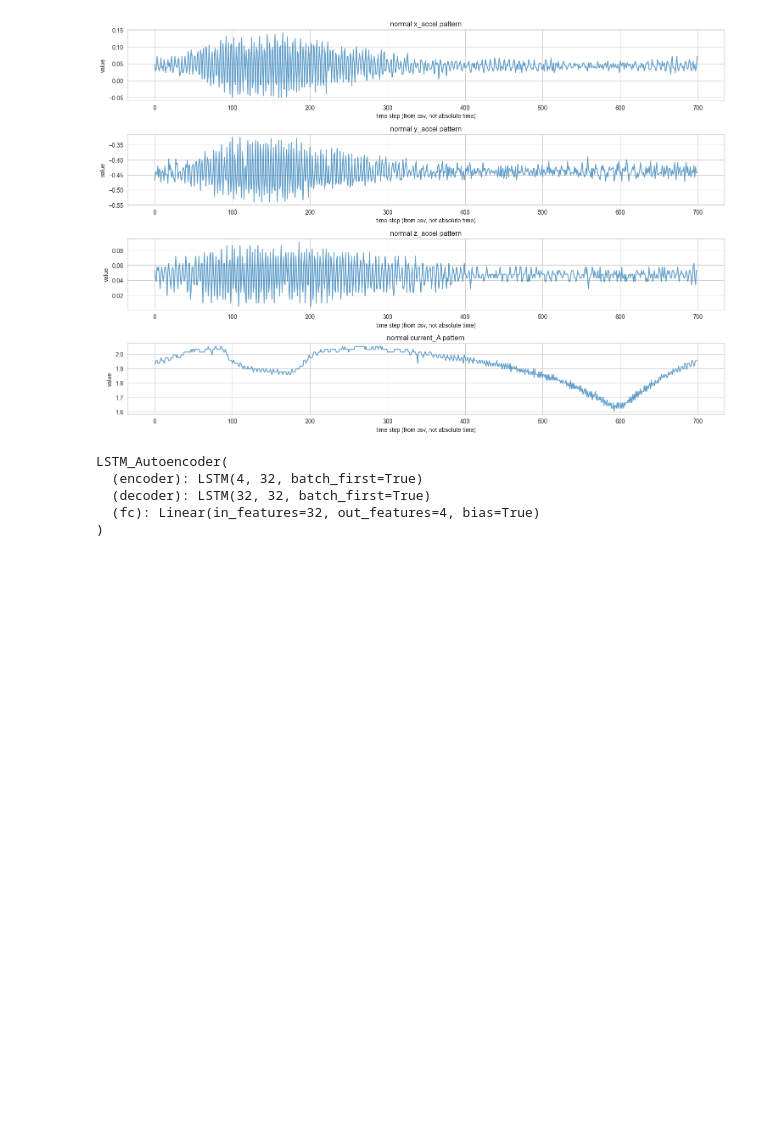
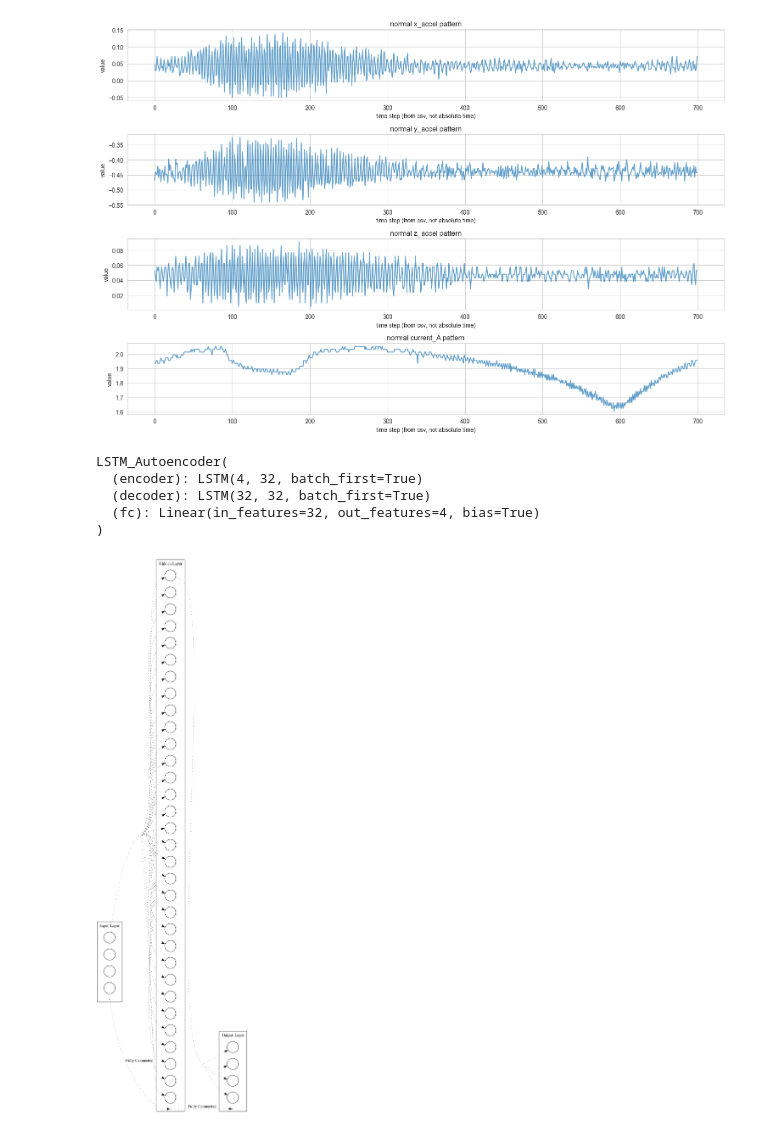
Before and after one commit to conjeevaram/Anomaly-Detection-Auto-Encoder, a Jupyter notebook: detector.ipynb, the cells around one changed output. Cells and saved outputs as stored; diff of their text form; code cells hidden in the pictures; blank space fills up the shorter version.

```diff
--- a/detector.ipynb
+++ b/detector.ipynb
@@ -123,6 +126,45 @@ LSTM_Autoencoder(
   (decoder): LSTM(32, 32, batch_first=True)
   (fc): Linear(in_features=32, out_features=4, bias=True)
 )
+# %%
+dot = Digraph(comment="LSTM Autoencoder Detailed Diagram", format="png")
+dot.attr(rankdir="LR", concentrate="true")  # Use graph edge concentration
+
+# Input layer: 4 neurons (represented individually) with a dummy node for aggregate connection
+with dot.subgraph(name="cluster_input") as c:
+    c.attr(rank="same", label="Input Layer")
+    for i in range(4):
+        c.node(f"I{i}", shape="circle", label="")
+    c.node("input_dummy", shape="point", width="0.01")
+
+# Hidden layer: 32 neurons (represented individually) with a dummy node for aggregate connections
+with dot.subgraph(name="cluster_hidden") as c:
+    c.attr(rank="same", label="Hidden Layer")
+    for i in range(32):
+        c.node(f"H{i}", shape="circle", label="")
+    c.node("hidden_dummy", shape="point", width="0.01")
+
+# Output layer: 4 neurons (represented individually) with a dummy node for aggregate connection
+with dot.subgraph(name="cluster_output") as c:
+    c.attr(rank="same", label="Output Layer")
+    for i in range(4):
+        c.node(f"O{i}", shape="circle", label="")
+    c.node("output_dummy", shape="point", width="0.01")
+
+# Draw aggregate edges between groups using the dummy nodes
+dot.edge("input_dummy", "hidden_dummy", style="dotted", penwidth="0.5", label="Fully Connected")
+dot.edge("hidden_dummy", "output_dummy", style="dotted", penwidth="0.5", label="Fully Connected")
+
+# Optionally, display individual connections for a subset (e.g., from the first neuron)
+for j in range(32):
+    dot.edge("I0", f"H{j}", style="dotted", penwidth="0.5")
+for k in range(4):
+    dot.edge("H0", f"O{k}", style="dotted", penwidth="0.5")
+
+# Display the diagram inline using IPython.display
+display(Image(dot.pipe(format='png')))
+# %% [output]
+[figure, added]
 # %%
 device = torch.device("cuda" if torch.cuda.is_available() else "cpu")
 model = model.to(device)
```
Also changed, not shown: parts of 7 cells of this notebook, 5 other files.
